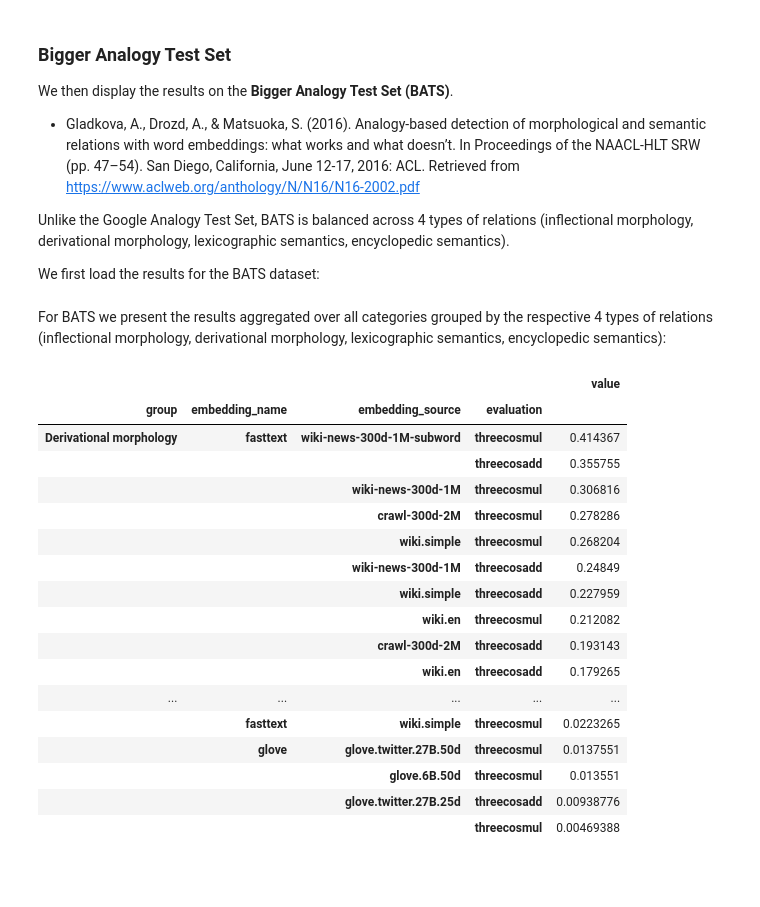
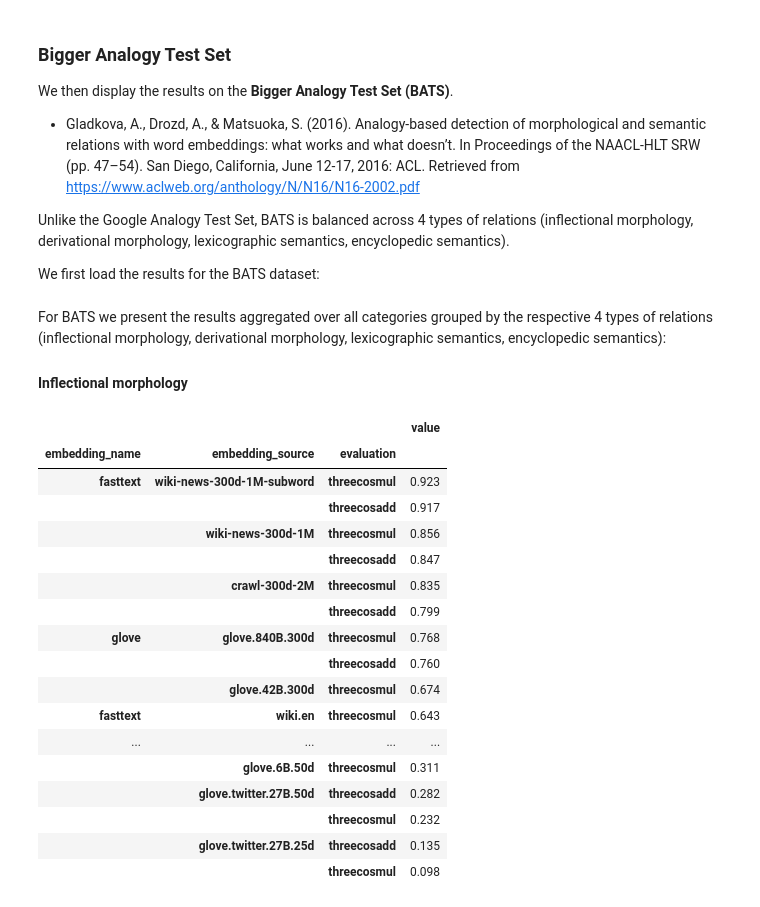
Before and after one commit to dmlc/gluon-nlp, a Jupyter notebook: docs/examples/word_embedding_evaluation.ipynb, the cells around one changed output. Drawn from its saved outputs; the diff is of its cells as text; code cells hidden in the pictures; blank space fills up the shorter version.

```diff
--- a/docs/examples/word_embedding_evaluation.ipynb
+++ b/docs/examples/word_embedding_evaluation.ipynb
@@ -383,7 +396,8 @@ Unlike the Google Analogy Test Set, BATS is balanced across 4 types of relations
 
 We first load the results for the BATS dataset:
 # %%
-dfa_bats = df[df["dataset"] == "BiggerAnalogyTestSet"].drop(["evaluation_type", "num_samples", "dataset"], axis=1)
+dfa_bats = df[df["dataset"] == "BiggerAnalogyTestSet"].drop(
+    ["evaluation_type", "num_samples", "dataset"], axis=1)
 dfa_bats = dfa_bats[dfa_bats["embedding_source"].isin([
     "glove.42B.300d",
     "glove.6B.100d",
@@ -403,35 +417,40 @@ dfa_bats = dfa_bats[dfa_bats["embedding_source"].isin([
 ])]
 dfa_bats["category"] = dfa_bats["kwargs"].apply(json.loads).apply(lambda x: str(x['category']))
 dfa_bats.drop("kwargs", axis=1, inplace=True)
+
+groups = dfa_bats["category"].str[0].apply(lambda x: {
+    'I':'Inflectional morphology',
+    'D':'Derivational morphology',
+    'L':'Lexicographic semantics',
+    'E':'Encyclopedic semantics'}[x])
+dfa_bats_aggregate = dfa_bats.drop("category", axis=1)
+dfa_bats_aggregate["group"] = groups
+bats_aggregate = dfa_bats_aggregate.groupby(
+    ["group", "embedding_name", "embedding_source", "evaluation"]).mean()
+bats_aggregate = bats_aggregate.sort_values(
+    by='value', ascending=False).sort_index(level=[0], sort_remaining=False)
 # %% [markdown]
 For BATS we present the results aggregated over all categories grouped by the respective 4 types of relations (inflectional morphology, derivational morphology, lexicographic semantics, encyclopedic semantics):
+
+#### Inflectional morphology
-# %%
-groups = dfa_bats["category"].str[0].apply(lambda x: {
-    'I':'Inflectional morphology',
-    'D':'Derivational morphology',
-    'L':'Lexicographic semantics',
-    'E':'Encyclopedic semantics'}[x])
-dfa_bats_aggregate = dfa_bats.drop("category", axis=1)
-dfa_bats_aggregate["group"] = groups
-bats_aggregate = dfa_bats_aggregate.groupby(["group", "embedding_name", "embedding_source", "evaluation"]).mean()
-bats_aggregate = bats_aggregate.sort_values(by='value', ascending=False).sort_index(level=[0], sort_remaining=False)
-bats_aggregate.style.apply(get_multi_index_highlighter(levels=[0]))
-# %% [output]
-|  |  |  |  | value |
-| group | embedding_name | embedding_source | evaluation |  |
-| Derivational morphology | fasttext | wiki-news-300d-1M-subword | threecosmul | 0.414367 |
-|  |  |  | threecosadd | 0.355755 |
-|  |  | wiki-news-300d-1M | threecosmul | 0.306816 |
-|  |  | crawl-300d-2M | threecosmul | 0.278286 |
-|  |  | wiki.simple | threecosmul | 0.268204 |
-|  |  | wiki-news-300d-1M | threecosadd | 0.24849 |
-|  |  | wiki.simple | threecosadd | 0.227959 |
-|  |  | wiki.en | threecosmul | 0.212082 |
-|  |  | crawl-300d-2M | threecosadd | 0.193143 |
-|  |  | wiki.en | threecosadd | 0.179265 |
-| ... | ... | ... | ... | ... |
-|  | fasttext | wiki.simple | threecosmul | 0.0223265 |
-|  | glove | glove.twitter.27B.50d | threecosmul | 0.0137551 |
-|  |  | glove.6B.50d | threecosmul | 0.013551 |
-|  |  | glove.twitter.27B.25d | threecosadd | 0.00938776 |
-|  |  |  | threecosmul | 0.00469388 |
+# %%
+bats_aggregate.loc["Inflectional morphology"]
+# %% [output]
+|  |  |  | value |
+| embedding_name | embedding_source | evaluation |  |
+| fasttext | wiki-news-300d-1M-subword | threecosmul | 0.923 |
+|  |  | threecosadd | 0.917 |
+|  | wiki-news-300d-1M | threecosmul | 0.856 |
+|  |  | threecosadd | 0.847 |
+|  | crawl-300d-2M | threecosmul | 0.835 |
+|  |  | threecosadd | 0.799 |
+| glove | glove.840B.300d | threecosmul | 0.768 |
+|  |  | threecosadd | 0.760 |
+|  | glove.42B.300d | threecosmul | 0.674 |
+| fasttext | wiki.en | threecosmul | 0.643 |
+| ... | ... | ... | ... |
+|  | glove.6B.50d | threecosmul | 0.311 |
+|  | glove.twitter.27B.50d | threecosadd | 0.282 |
+|  |  | threecosmul | 0.232 |
+|  | glove.twitter.27B.25d | threecosadd | 0.135 |
+|  |  | threecosmul | 0.098 |
```
Also changed, not shown: parts of 26 cells of this notebook.
